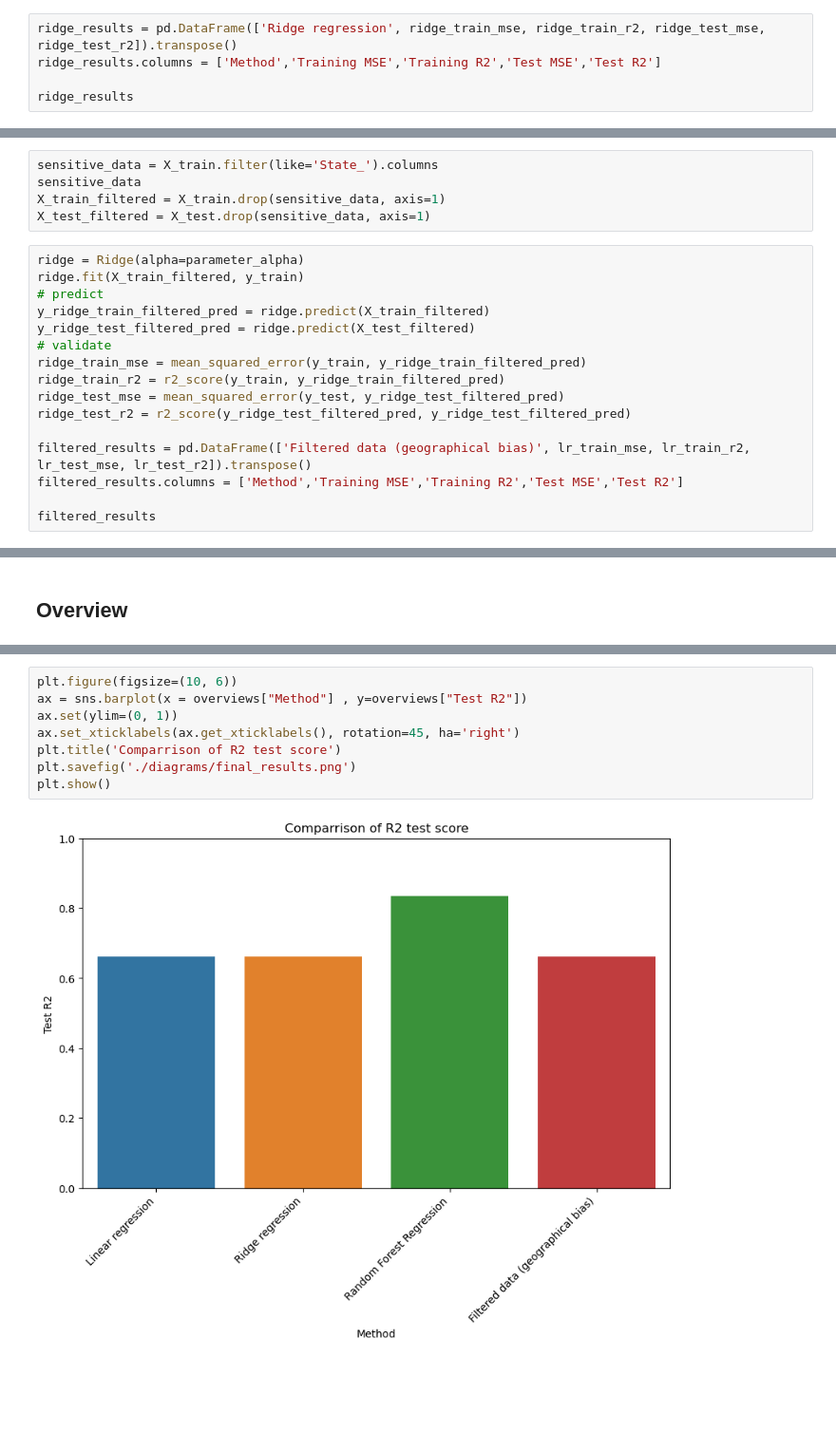
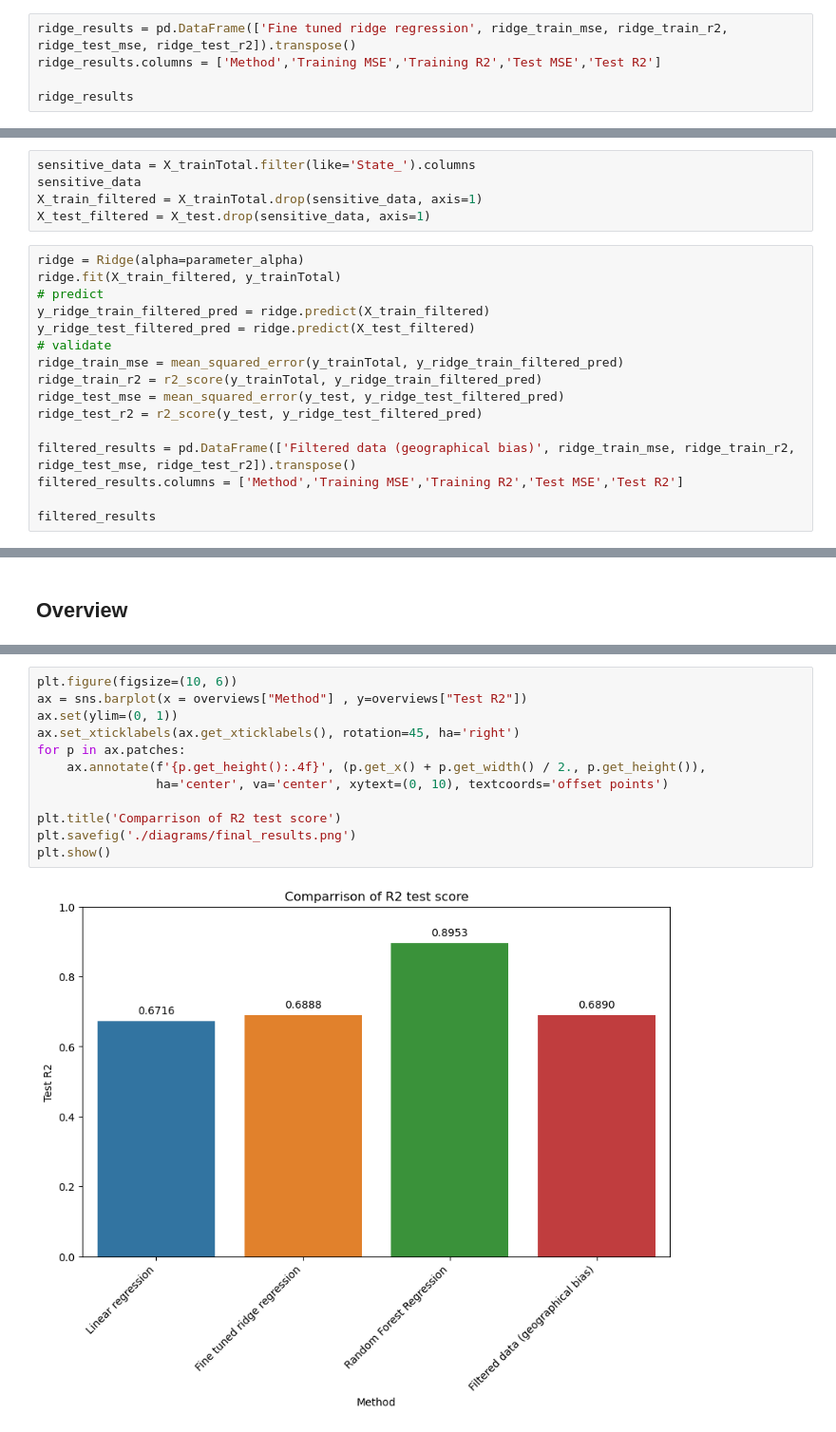
Before and after one commit to izsom/BusinessIntelligence, a Jupyter notebook: Sub3/5Evaluation.ipynb, the cells around one changed output, grey strips where cells are left out. Shown at 95% size. Saved outputs shown, nothing was run; the diff lists cells and outputs as text; blank space fills up the shorter version.

```diff
--- a/Sub3/5Evaluation.ipynb
+++ b/Sub3/5Evaluation.ipynb
@@ -69,7 +69,7 @@ ridge_train_r2 = r2_score(y_trainTotal, y_ridge_train_pred)
 ridge_test_mse = mean_squared_error(y_test, y_ridge_test_pred)
 ridge_test_r2 = r2_score(y_test, y_ridge_test_pred)
 # %%
-ridge_results = pd.DataFrame(['Ridge regression', ridge_train_mse, ridge_train_r2, ridge_test_mse, ridge_test_r2]).transpose()
+ridge_results = pd.DataFrame(['Fine tuned ridge regression', ridge_train_mse, ridge_train_r2, ridge_test_mse, ridge_test_r2]).transpose()
 ridge_results.columns = ['Method','Training MSE','Training R2','Test MSE','Test R2']
 
 ridge_results
@@ -132,23 +132,23 @@ rf_results
 # %% [markdown]
 ## Protected attribute
 # %%
-sensitive_data = X_train.filter(like='State_').columns
+sensitive_data = X_trainTotal.filter(like='State_').columns
 sensitive_data
-X_train_filtered = X_train.drop(sensitive_data, axis=1)
+X_train_filtered = X_trainTotal.drop(sensitive_data, axis=1)
 X_test_filtered = X_test.drop(sensitive_data, axis=1)
 # %%
 ridge = Ridge(alpha=parameter_alpha)
-ridge.fit(X_train_filtered, y_train)
+ridge.fit(X_train_filtered, y_trainTotal)
 # predict
 y_ridge_train_filtered_pred = ridge.predict(X_train_filtered)
 y_ridge_test_filtered_pred = ridge.predict(X_test_filtered)
 # validate
-ridge_train_mse = mean_squared_error(y_train, y_ridge_train_filtered_pred)
-ridge_train_r2 = r2_score(y_train, y_ridge_train_filtered_pred)
+ridge_train_mse = mean_squared_error(y_trainTotal, y_ridge_train_filtered_pred)
+ridge_train_r2 = r2_score(y_trainTotal, y_ridge_train_filtered_pred)
 ridge_test_mse = mean_squared_error(y_test, y_ridge_test_filtered_pred)
-ridge_test_r2 = r2_score(y_ridge_test_filtered_pred, y_ridge_test_filtered_pred)
+ridge_test_r2 = r2_score(y_test, y_ridge_test_filtered_pred)
 
-filtered_results = pd.DataFrame(['Filtered data (geographical bias)', lr_train_mse, lr_train_r2, lr_test_mse, lr_test_r2]).transpose()
+filtered_results = pd.DataFrame(['Filtered data (geographical bias)', ridge_train_mse, ridge_train_r2, ridge_test_mse, ridge_test_r2]).transpose()
 filtered_results.columns = ['Method','Training MSE','Training R2','Test MSE','Test R2']
 
 filtered_results
@@ -171,10 +171,14 @@ overviews
 # %%
 plt.figure(figsize=(10, 6))
 ax = sns.barplot(x = overviews["Method"] , y=overviews["Test R2"])
 ax.set(ylim=(0, 1))
 ax.set_xticklabels(ax.get_xticklabels(), rotation=45, ha='right')
+for p in ax.patches:
+    ax.annotate(f'{p.get_height():.4f}', (p.get_x() + p.get_width() / 2., p.get_height()),
+                ha='center', va='center', xytext=(0, 10), textcoords='offset points')
+
 plt.title('Comparrison of R2 test score')
 plt.savefig('./diagrams/final_results.png')
 plt.show()
 # %% [output]
-[figure, old version]
+[figure, new version]
```
Also changed, not shown: parts of 8 cells of this notebook, 1 other file.
